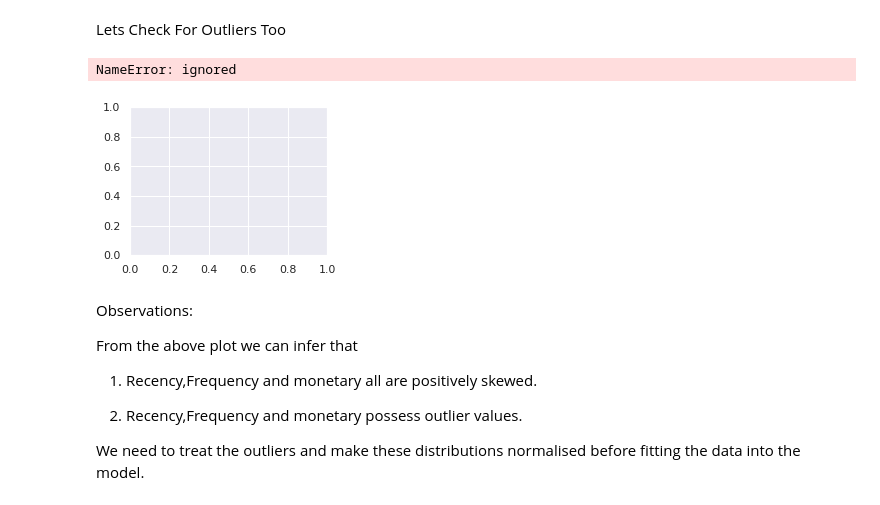
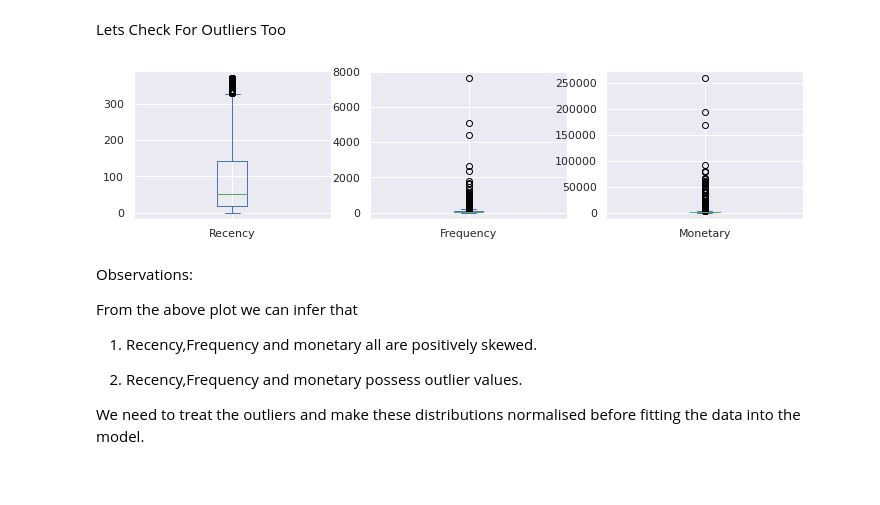
Before and after one commit to raunaksatone5/Retail-Customer-Segmentation, a Jupyter notebook: retailcustomersegmentation.ipynb, the cells around one changed output. Drawn from its saved outputs; the diff is of its cells as text; code cells hidden in the pictures.

```diff
--- a/retailcustomersegmentation.ipynb
+++ b/retailcustomersegmentation.ipynb
@@ -672,13 +676,12 @@ Lets Check For Outliers Too
 # %%
 # checking for outliers
 plt.figure(figsize=(12,6))
 
 for i, feature in enumerate(['Recency', 'Frequency', 'Monetary']):
     plt.subplot(2,3,i+1)
-    RFM_log[feature].plot(kind='box')
+    RFM_Table[feature].plot(kind='box')
 # %% [output]
-NameError: ignored
-[figure, old version]
+[figure, new version]
 # %% [markdown]
 Observations:
 
```
Also changed, not shown: parts of 13 cells of this notebook.
